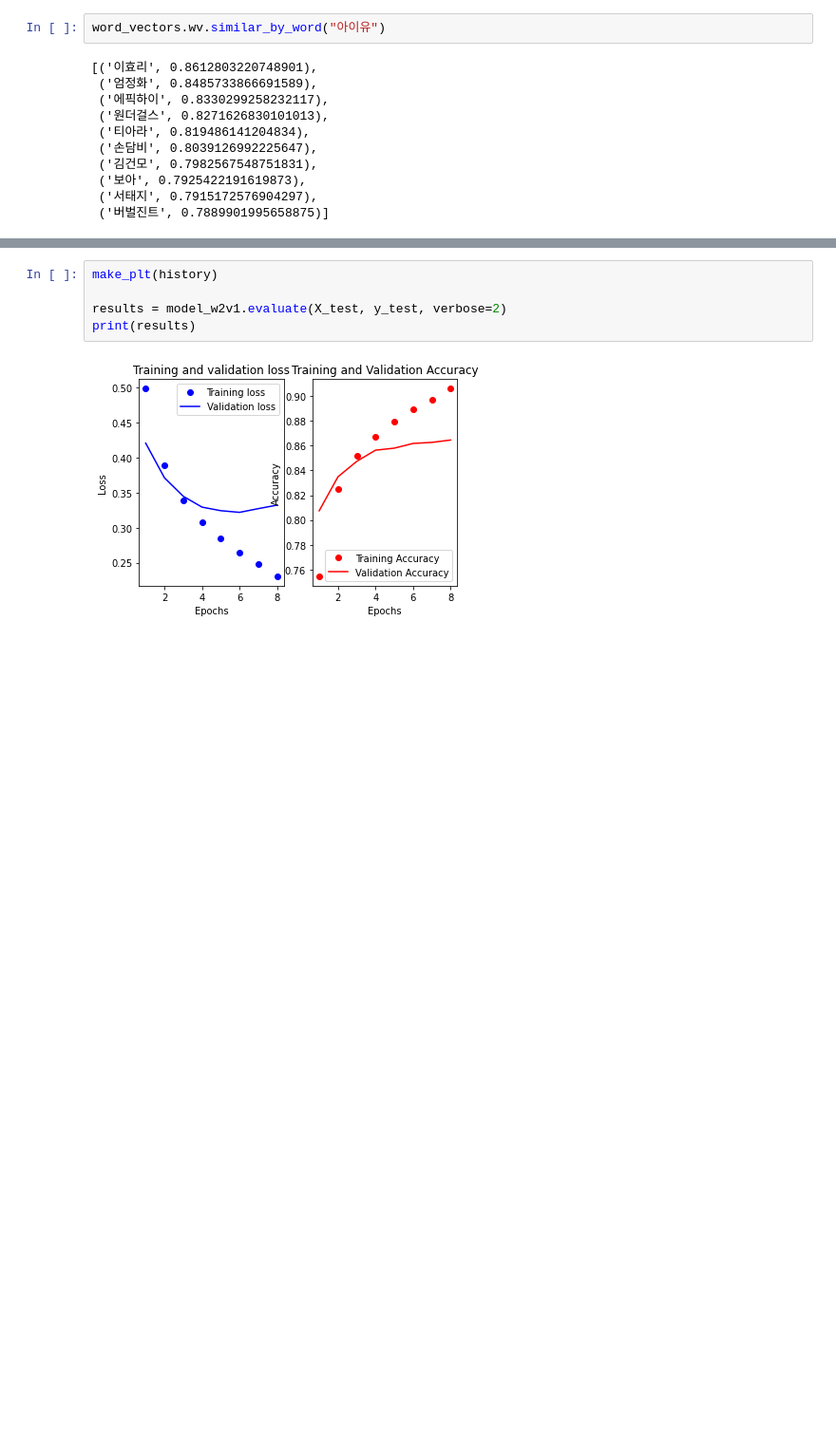
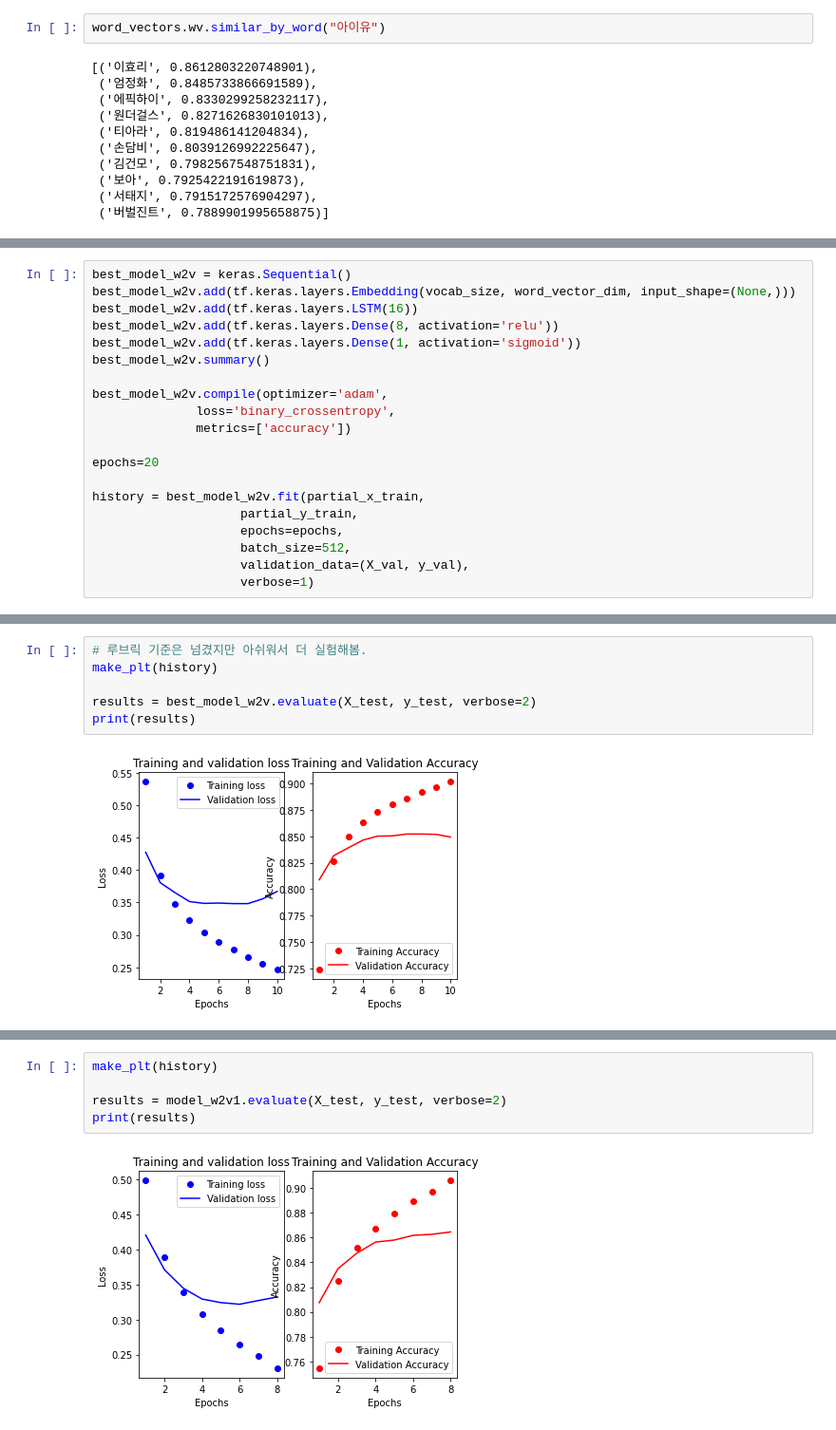
Before and after one commit to gksruf293/AIFFEL_quest_rs, a Jupyter notebook: Exploration/EX05/ex05.ipynb, the cells around one changed output, grey strips where cells are left out. Shown: that part at 95% size. Drawn from its saved outputs; the diff is of its cells as text; blank space fills up the shorter version.

```diff
--- a/Exploration/EX05/ex05.ipynb
+++ b/Exploration/EX05/ex05.ipynb
@@ -864,0 +876,20 @@ word_vectors.wv.similar_by_word("아이유")
+# %%
+best_model_w2v = keras.Sequential()
+best_model_w2v.add(tf.keras.layers.Embedding(vocab_size, word_vector_dim, input_shape=(None,)))
+best_model_w2v.add(tf.keras.layers.LSTM(16))
+best_model_w2v.add(tf.keras.layers.Dense(8, activation='relu'))
+best_model_w2v.add(tf.keras.layers.Dense(1, activation='sigmoid'))
+best_model_w2v.summary()
+
+best_model_w2v.compile(optimizer='adam',
+              loss='binary_crossentropy',
+              metrics=['accuracy'])
+
+epochs=20
+
+history = best_model_w2v.fit(partial_x_train,
+                    partial_y_train,
+                    epochs=epochs,
+                    batch_size=512,
+                    validation_data=(X_val, y_val),
+                    verbose=1)
@@ -864,0 +914,8 @@ word_vectors.wv.similar_by_word("아이유")
+# %%
+# 루브릭 기준은 넘겼지만 아쉬워서 더 실험해봄.
+make_plt(history)
+
+results = best_model_w2v.evaluate(X_test, y_test, verbose=2)
+print(results)
+# %% [output]
+[figure, added]
```
Also changed, not shown: parts of 23 cells of this notebook.
